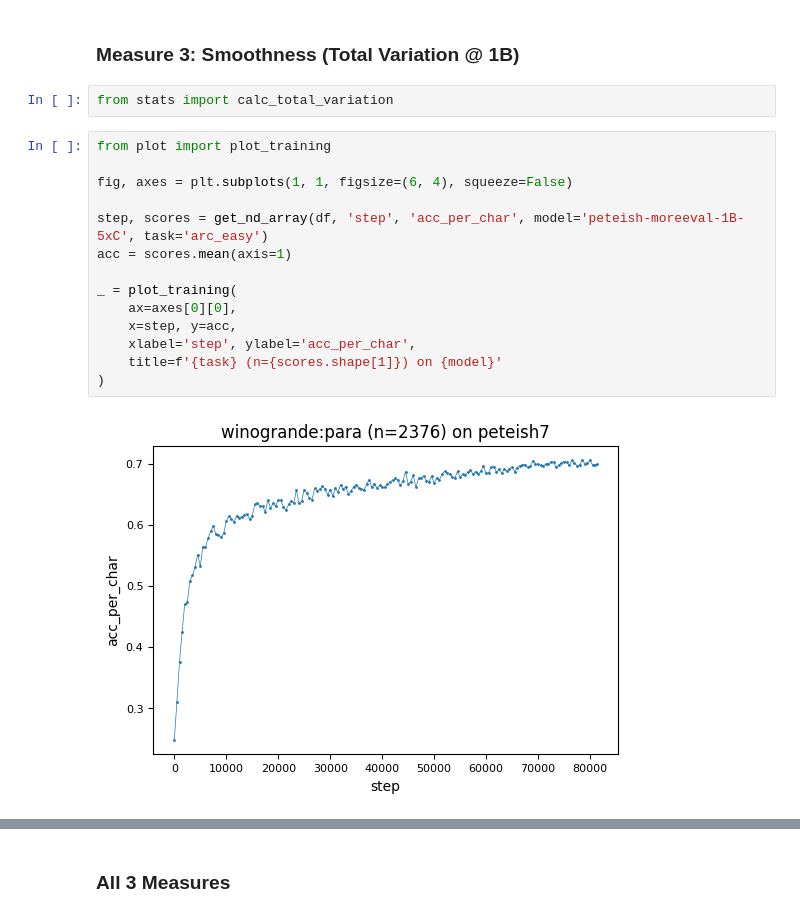
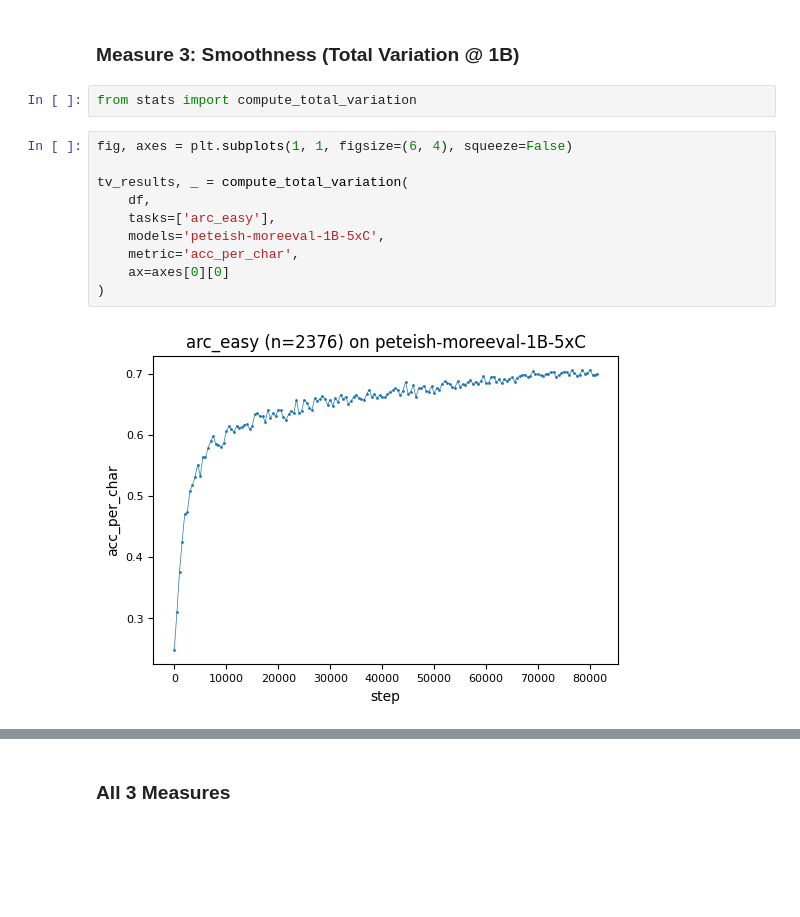
Before and after one commit to davidheineman/new-evals, a Jupyter notebook: analysis/notebooks/measures.ipynb, the cells around one changed output, grey strips where cells are left out. Drawn from its saved outputs; the diff is of its cells as text; blank space fills up the shorter version.

```diff
--- a/analysis/notebooks/measures.ipynb
+++ b/analysis/notebooks/measures.ipynb
@@ -225,20 +225,16 @@ display_task_variants(sig_results, key='perc_sig')
 # %% [markdown]
 ### Measure 3: Smoothness (Total Variation @ 1B)
 # %%
-from stats import calc_total_variation
+from stats import compute_total_variation
 # %%
-from plot import plot_training
-
 fig, axes = plt.subplots(1, 1, figsize=(6, 4), squeeze=False)
 
-step, scores = get_nd_array(df, 'step', 'acc_per_char', model='peteish-moreeval-1B-5xC', task='arc_easy')
-acc = scores.mean(axis=1)
-
-_ = plot_training(
-    ax=axes[0][0],
-    x=step, y=acc,
-    xlabel='step', ylabel='acc_per_char',
-    title=f'{task} (n={scores.shape[1]}) on {model}'
+tv_results, _ = compute_total_variation(
+    df,
+    tasks=['arc_easy'],
+    models='peteish-moreeval-1B-5xC',
+    metric='acc_per_char',
+    ax=axes[0][0]
 )
 # %% [output]
-[figure, old version]
+[figure, new version]
```
Also changed, not shown: parts of 4 cells of this notebook, 1 other file.
